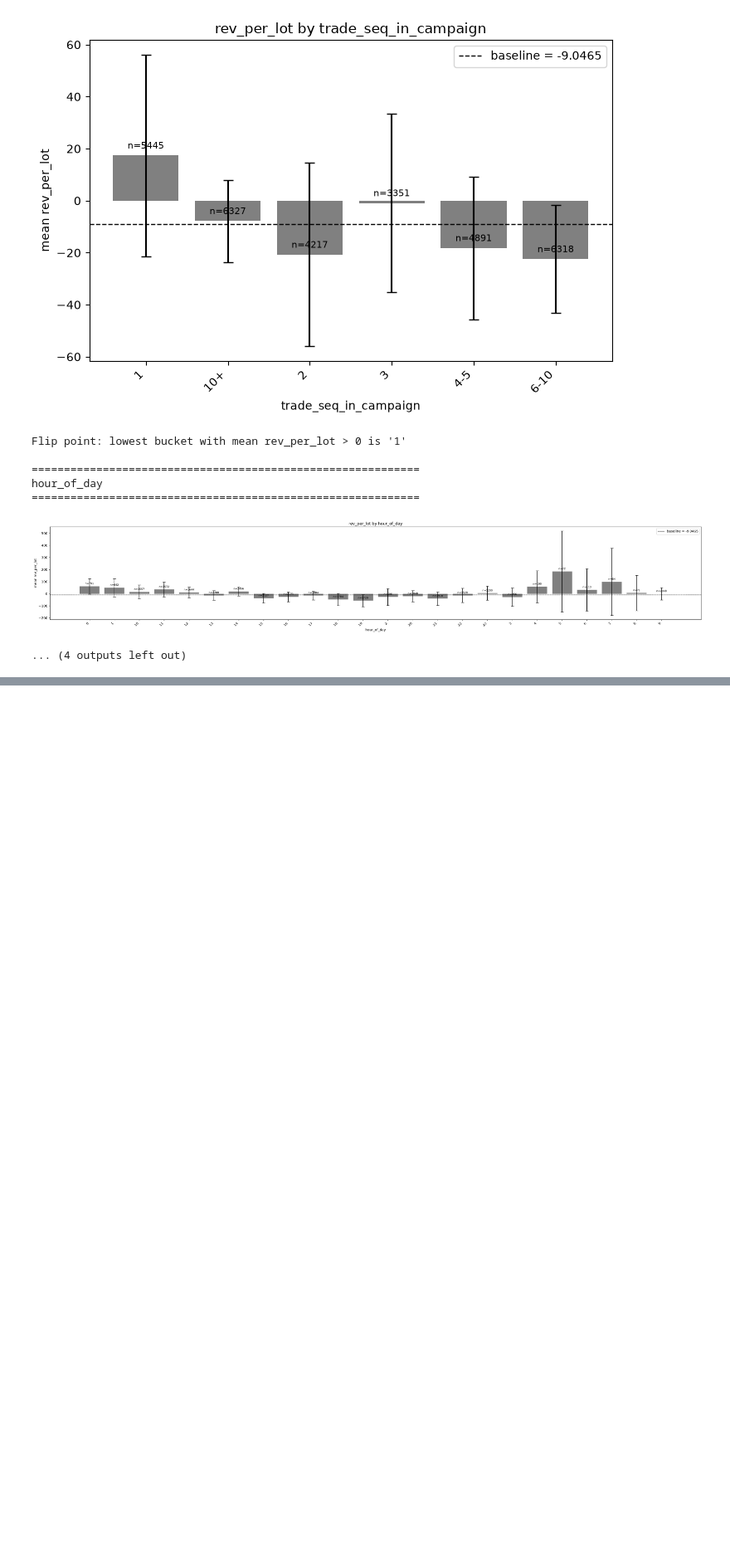
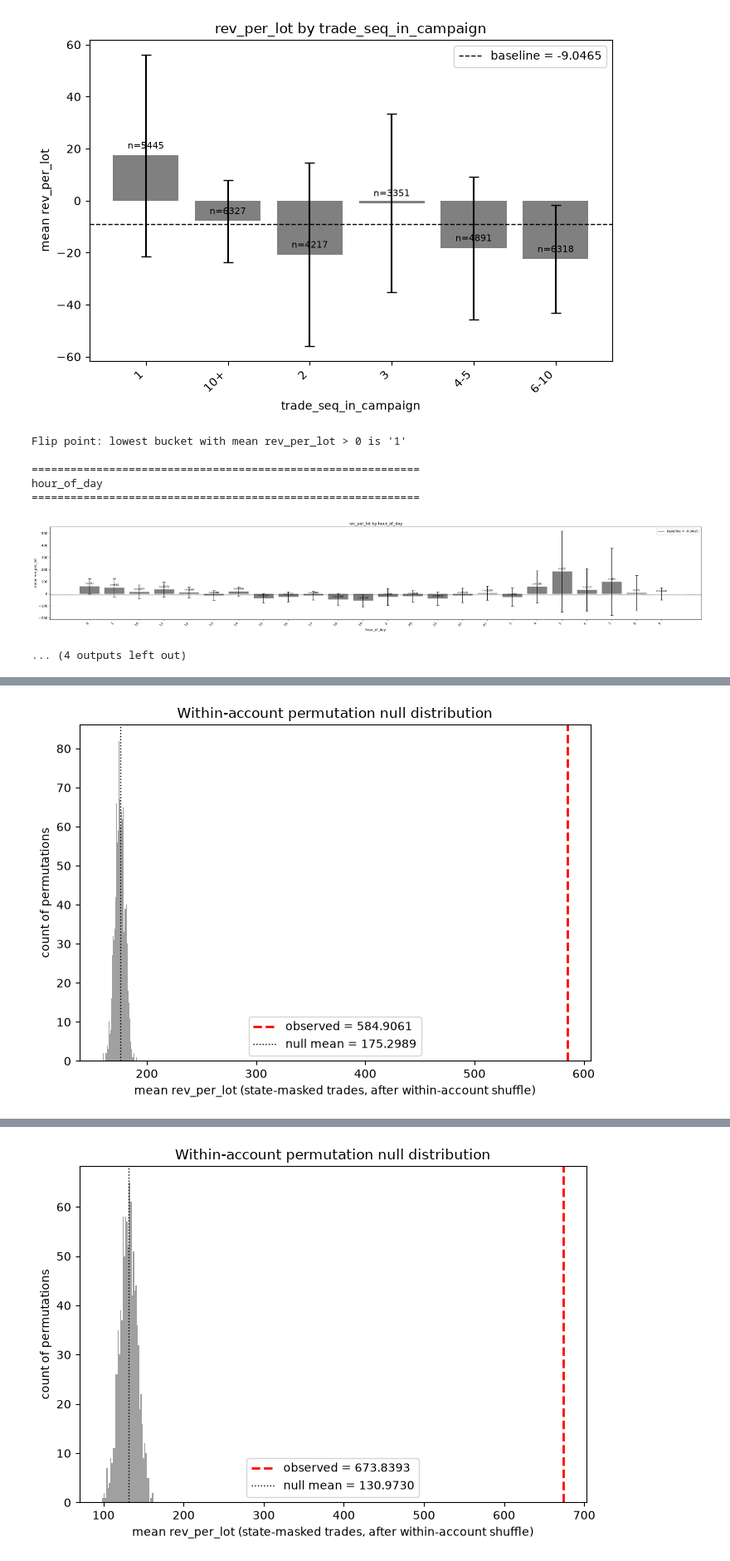
Before and after one commit to aanya006/C22-veNTUre-project, a Jupyter notebook: notebooks/EDA.ipynb, the cells around one changed output, grey strips where cells are left out. Shown at 83% size. Cells and saved outputs as stored; diff of their text form; code cells hidden in the pictures; blank space fills up the shorter version.

```diff
--- a/notebooks/EDA.ipynb
+++ b/notebooks/EDA.ipynb
@@ -874,3 +876,80 @@ hour_of_day
 ============================================================
 [figure]
 ... (4 outputs left out)
+# %%
+def permutation_test(df, state_mask, n_perm=1000, seed=0):
+    rng = np.random.default_rng(seed)
+
+    mask = state_mask.to_numpy() if hasattr(state_mask, "to_numpy") else np.asarray(state_mask)
+    rev = df["rev_per_lot"].to_numpy()
+    observed = rev[mask].mean()
+
+    # Group each trade by (traderId, campaignId) — permutations only ever
+    # shuffle rev_per_lot among a group's OWN trades, never across groups.
+    group_id = df.groupby(["traderId", "campaignId"], sort=False).ngroup().to_numpy()
+
+    # Vectorised within-group shuffle: sort rows by group once (orig_order).
+    # For each permutation, sort by (group, random priority) — this reorders
+    # rows WITHIN each group block randomly while keeping the same group
+    # blocks in the same relative order, so assigning position-for-position
+    # between the two orderings implements an independent shuffle per group,
+    # with no Python-level loop over groups needed.
+    orig_order = np.argsort(group_id, kind="stable")
+    n = len(df)
+
+    null_means = np.empty(n_perm)
+    for i in range(n_perm):
+        priority = rng.random(n)
+        perm_order = np.lexsort((priority, group_id))
+        shuffled_rev = np.empty(n)
+        shuffled_rev[orig_order] = rev[perm_order]
+        null_means[i] = shuffled_rev[mask].mean()
+
+    null_mean = null_means.mean()
+    null_std = null_means.std(ddof=1)
+
+    diff_obs = abs(observed - null_mean)
+    p_value = np.mean(np.abs(null_means - null_mean) >= diff_obs)
+
+    if p_value < 0.05 and diff_obs > 2 * null_std:
+        verdict = "REAL: the state timing carries signal beyond trader identity"
+    else:
+        verdict = "ARTEFACT: edge is explained by which traders are in this state, not the state itself"
+
+    print(f"Observed mean rev_per_lot (state trades): {observed:.4f}")
+    print(f"Null distribution: mean={null_mean:.4f}, std={null_std:.4f}")
+    print(f"Two-sided p-value: {p_value:.4f}")
+    print(f"Verdict: {verdict}")
+
+    fig, ax = plt.subplots(figsize=(7, 5))
+    ax.hist(null_means, bins=40, color="grey", alpha=0.75)
+    ax.axvline(observed, color="red", linestyle="--", linewidth=2,
+               label=f"observed = {observed:.4f}")
+    ax.axvline(null_mean, color="black", linestyle=":", linewidth=1,
+               label=f"null mean = {null_mean:.4f}")
+    ax.set_xlabel("mean rev_per_lot (state-masked trades, after within-account shuffle)")
+    ax.set_ylabel("count of permutations")
+    ax.set_title("Within-account permutation null distribution")
+    ax.legend()
+    plt.tight_layout()
+    plt.show()
+
+    return {
+        "observed": observed,
+        "null_mean": null_mean,
+        "null_std": null_std,
+        "p_value": p_value,
+        "verdict": verdict,
+        "null_means": null_means,
+    }
+
+
+print("=" * 60, "\nA) loss_streak >= 1\n", "=" * 60, sep="")
+result_A = permutation_test(discovery_df, discovery_df["loss_streak"] >= 1, n_perm=1000, seed=0)
+
+print("\n" + "=" * 60, "\nB) dd_pct_of_limit > 0.75\n", "=" * 60, sep="")
+result_B = permutation_test(discovery_df, discovery_df["dd_pct_of_limit"] > 0.75, n_perm=1000, seed=0)
+
+print("\n" + "=" * 60, "\nC) has_SL == False\n", "=" * 60, sep="")
+result_C = permutation_test(discovery_df, discovery_df["has_SL"] == False, n_perm=1000, seed=0)
+# %% [output]
@@ -876,0 +963 @@ hour_of_day
+[figure, added]
@@ -876,0 +971 @@ hour_of_day
+[figure, added]
```
Also changed, not shown: parts of 10 cells of this notebook.
